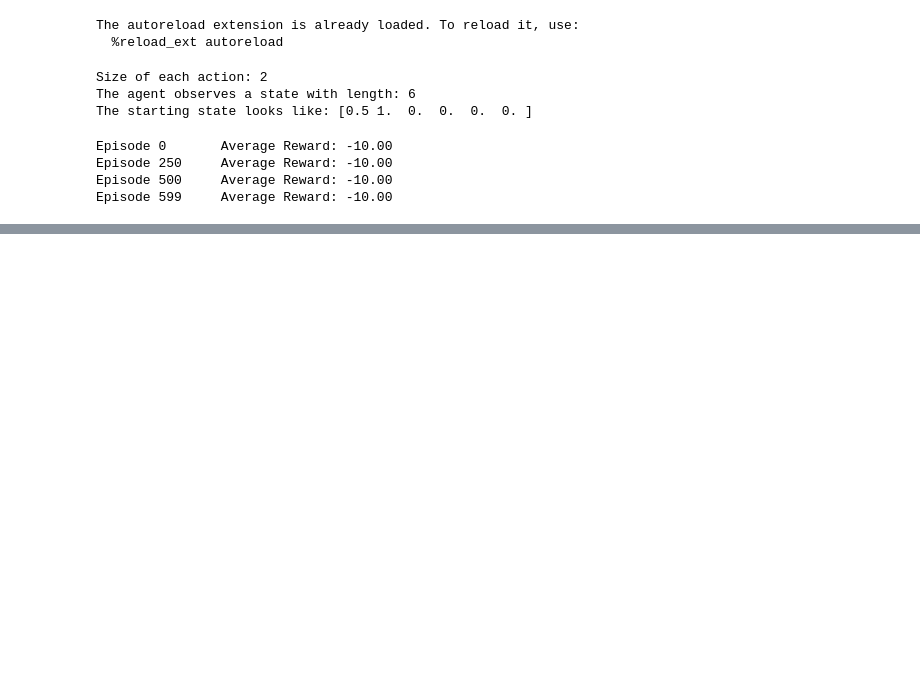
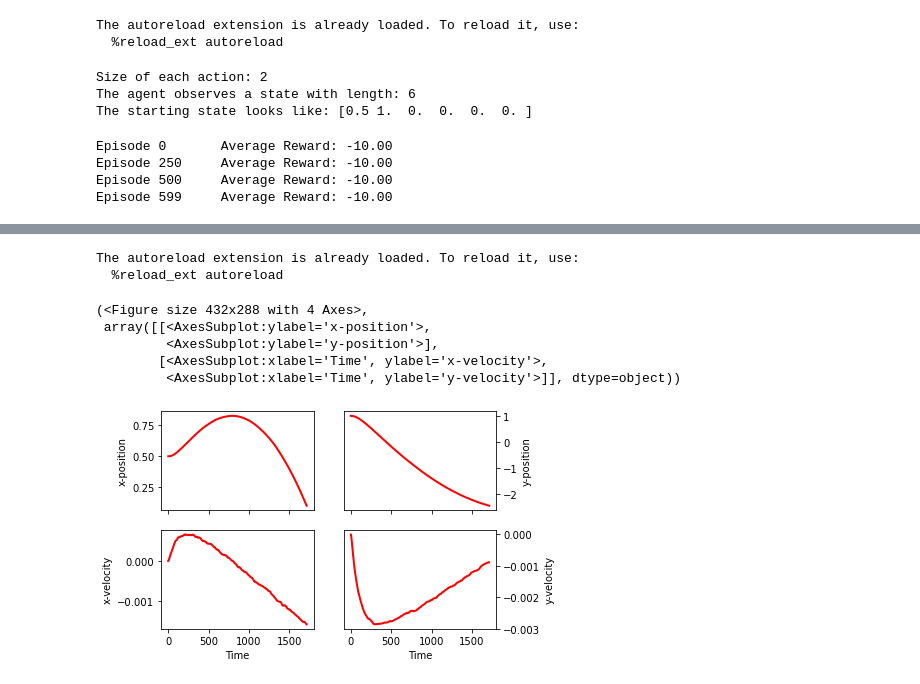
Before and after one commit to decomiteA/ReachRLToolbox, a Jupyter notebook: forcefield/Forcefield_DDPG.ipynb, the cells around one changed output, grey strips where cells are left out. Drawn from its saved outputs; the diff is of its cells as text; code cells hidden in the pictures; blank space fills up the shorter version.

```diff
--- a/forcefield/Forcefield_DDPG.ipynb
+++ b/forcefield/Forcefield_DDPG.ipynb
@@ -74,0 +59,13 @@ The autoreload extension is already loaded. To reload it, use:
+# %%
+%load_ext autoreload
+%autoreload 2
+trajectories.plot_kinematics(500)
+# %% [output]
+The autoreload extension is already loaded. To reload it, use:
+  %reload_ext autoreload
+(<Figure size 432x288 with 4 Axes>,
+ array([[<AxesSubplot:ylabel='x-position'>,
+         <AxesSubplot:ylabel='y-position'>],
+        [<AxesSubplot:xlabel='Time', ylabel='x-velocity'>,
+         <AxesSubplot:xlabel='Time', ylabel='y-velocity'>]], dtype=object))
+[figure, added]
```
Also changed, not shown: parts of 6 cells of this notebook, 2 other files.
